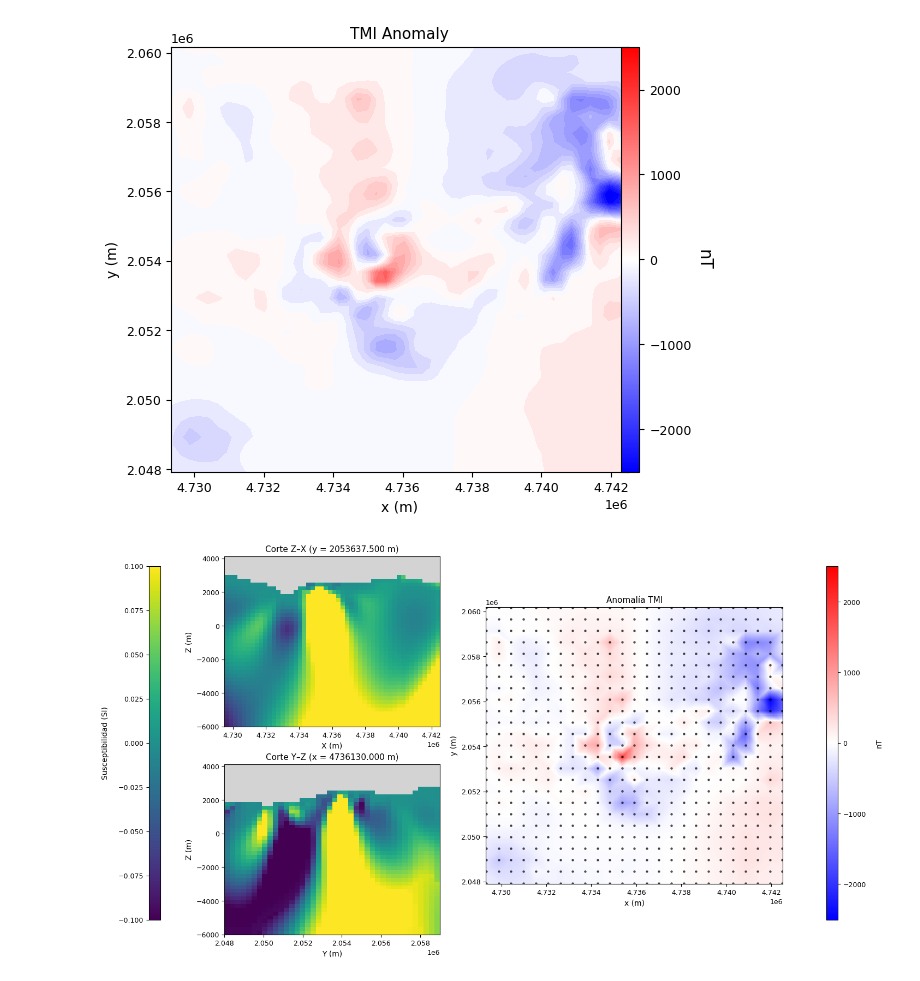
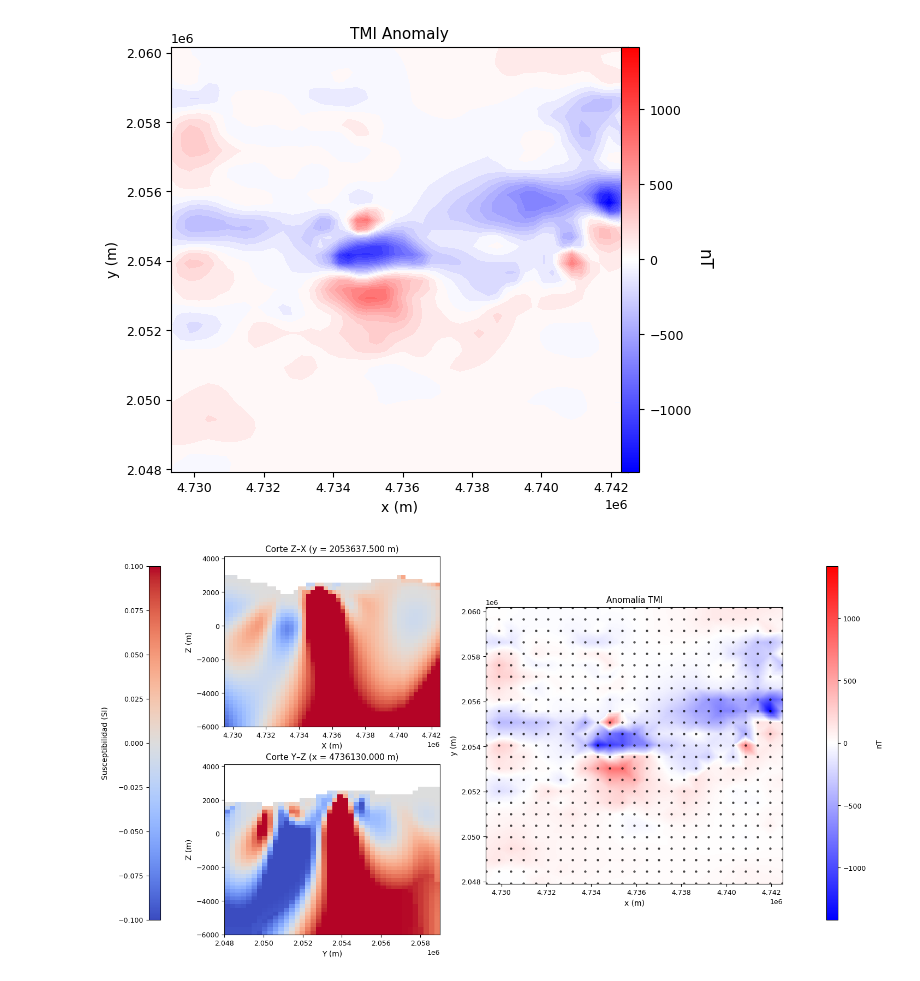
Before and after one commit to Anagabrielamantilla/P8091, a Jupyter notebook: Examples/Modelling/Mag_modelE/Mag_modelE.ipynb, the cells around one changed output. Drawn from its saved outputs; the diff is of its cells as text; code cells hidden in the pictures.

Commit message:
update mag model E

```diff
--- a/Examples/Modelling/Mag_modelE/Mag_modelE.ipynb
+++ b/Examples/Modelling/Mag_modelE/Mag_modelE.ipynb
@@ -30,7 +30,7 @@ receiver_location = np.load("receivers_modelE.npy")
 
 device = torch.device("cuda" if torch.cuda.is_available() else "cpu")
 dtype  = torch.float64
-B0_vec, B0_unit = geomagnetic_field(I_deg=90, D_deg=0, amplitude_nT=50000, device=device, dtype=dtype)
+B0_vec, B0_unit = geomagnetic_field(I_deg=27, D_deg=-6, amplitude_nT=30568, device=device, dtype=dtype)
 
 # 4) Kernel
 
@@ -90,7 +90,7 @@ cbar.set_label("nT", rotation=270, labelpad=15, size=12)
 
 plt.show()
 # %% [output]
-[figure, old version]
+[figure, new version]
 # %%
 # 0) Estilo
 mpl.rcParams.update({
@@ -151,8 +151,8 @@ z_edges = np.r_[z_unique[0] - dz_m/2, z_unique + dz_m/2]
 chi_min = np.nanmin(model_np[np.isfinite(model_np)])
 chi_max = np.nanmax(model_np[np.isfinite(model_np)])
 
-cmap_model = mpl.cm.get_cmap("viridis").copy()
-cmap_model.set_bad(color="lightgrey")
+cmap_model = mpl.cm.get_cmap("coolwarm").copy()
+#cmap_model.set_bad(color="lightgrey")
 norm_model = mpl.colors.Normalize(vmin=chi_min, vmax=chi_max)
 
 C_xz = np.ma.masked_invalid(chi_xz.T)  # (nz,nx)
@@ -215,35 +215,35 @@ ax_yz.set_title(f"Corte Y–Z (x = {x_slice_value:.3f} m)")
 ax_yz.set_xlabel("Y (m)")
 ax_yz.set_ylabel("Z (m)")
 
 mappable = plot_scattered_field(
     ax_map,
     locs_xy,
     data,
     vmin=vmin,
     vmax=vmax,
     title="Anomalía TMI",
     cmap="bwr",
     nx=250, ny=250
 )
 
 fig.tight_layout(rect=[0.06, 0.06, 0.94, 0.98])
 
 # colorbar modelo (izquierda)
 cax_model = fig.add_axes([0.02, 0.14, 0.016, 0.72])
 cb_model = fig.colorbar(pm_zx, cax=cax_model)
 cb_model.set_label("Susceptibilidad (SI)", rotation=90, labelpad=12)
 cb_model.ax.yaxis.set_label_position("left")
 cb_model.ax.yaxis.set_ticks_position("left")
 
 # colorbar datos (derecha)
 cax_data = fig.add_axes([0.96, 0.14, 0.016, 0.72])
 cb_data = fig.colorbar(mappable, cax=cax_data)
 cb_data.set_label("nT", rotation=90, labelpad=12)
 
 plt.show()
-fig.savefig("Modeling_modelA.png", dpi=300, format="png", bbox_inches="tight", facecolor="white")
+fig.savefig("Modeling_modelE.png", dpi=300, format="png", bbox_inches="tight", facecolor="white")
 # %% [output]
-[figure, old version]
+[figure, new version]
 # %%
 x = receiver_location[:, 0]
 y = receiver_location[:, 1]
```
Also changed, not shown: parts of 1 cell of this notebook, 2 other files.
